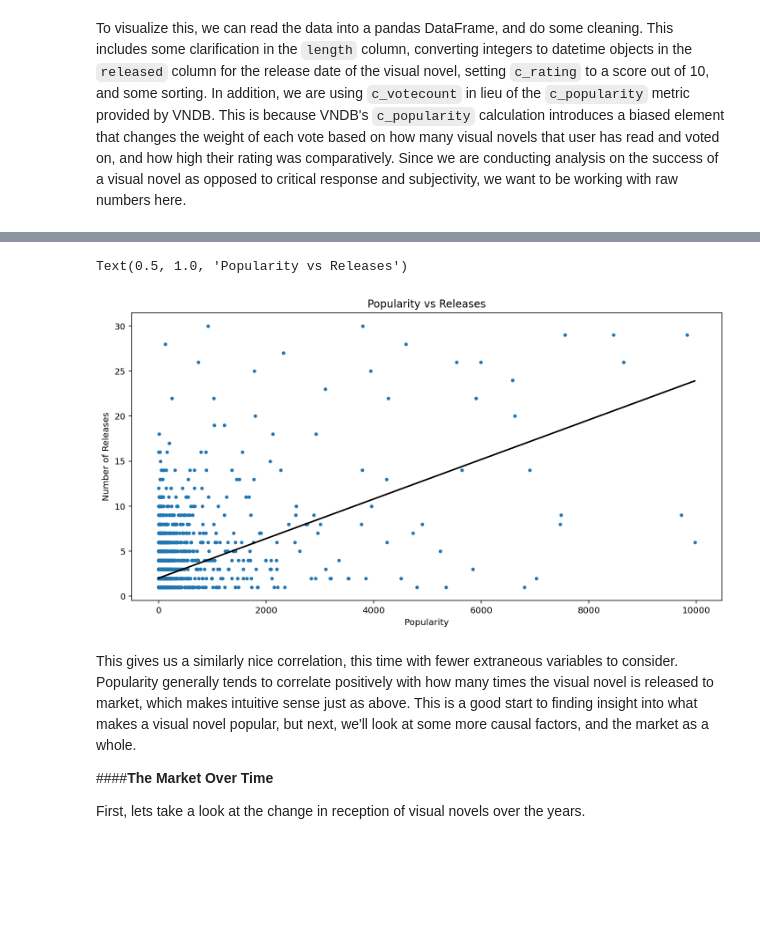
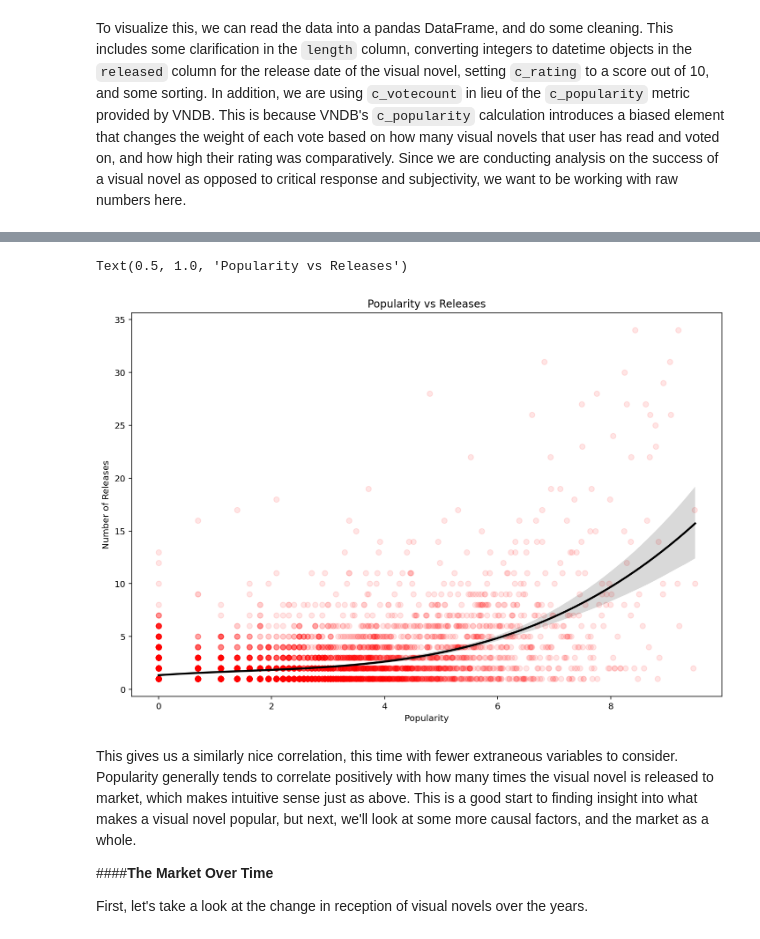
Before and after one commit to abh037/tutorial, a Jupyter notebook: tutorial.ipynb, the cells around one changed output, grey strips where cells are left out. Cells and saved outputs as stored; diff of their text form; code cells hidden in the pictures; blank space fills up the shorter version.

```diff
--- a/tutorial.ipynb
+++ b/tutorial.ipynb
@@ -173,12 +177,17 @@ by_title["numLangs"] = pd.Series(vns.groupby("title").agg(list)["lang"].apply(la
 by_title["c_votecount"] = by_title["c_votecount"].apply(lambda x : x[0])
 by_title = by_title[by_title["c_votecount"] < 10000]
 by_title = by_title[by_title["numLangs"] < 15]
-fig, ax = plt.subplots(figsize=(12, 6))
-x = by_title["c_votecount"].to_numpy().reshape(-1, 1)
+fig, ax = plt.subplots(figsize=(12, 8))
+x = by_title["c_votecount"].apply(lambda x: math.log(x) if x > 0 else x).to_numpy().reshape(-1, 1)
 y = by_title["numLangs"].to_numpy().reshape(-1, 1)
 model = LinearRegression().fit(x, y)
-plt.plot(x, model.predict(x), color = 'k')
-plt.scatter(x = by_title["c_votecount"], y = by_title["numLangs"], marker = ".")
+fig = sns.regplot(
+    x = by_title["c_votecount"].apply(lambda x: math.log(x) if x > 0 else x),
+    y = by_title["numLangs"].to_numpy().reshape(-1, 1),
+    scatter_kws={"color": "red", "alpha" : .1},
+    line_kws={"color": "black"},
+    order = 3,
+    truncate = True)
 ax.set_xlabel("Popularity")
 ax.set_ylabel("Number of Languages")
 ax.set_title("Popularity vs Languages")
@@ -193,14 +202,19 @@ by_title["numLangs"] = pd.Series(by_title["lang"].apply(lambda x : len(Counter(x
 by_title["c_votecount"] = by_title["c_votecount"].apply(lambda x : x[0])
 by_title = by_title[by_title["c_votecount"] < 10000]
 by_title = by_title[by_title["numLangs"] < 15]
-fig, ax = plt.subplots(figsize=(12, 6))
-x = by_title["c_votecount"].to_numpy().reshape(-1, 1)
-y = by_title["numLangs"].to_numpy().reshape(-1, 1)
-model = LinearRegression().fit(x, y)
-plt.plot(x, model.predict(x), color = 'k')
-plt.scatter(x = by_title["c_votecount"], y = by_title["numLangs"], marker = ".")
+fig, ax = plt.subplots(figsize=(12, 8))
+fig = sns.regplot(
+    x = by_title["c_votecount"].apply(lambda x: math.log(x) if x > 0 else x),
+    y = by_title["numLangs"].to_numpy().reshape(-1, 1),
+    scatter_kws={"color": "red", "alpha" : .1},
+    line_kws={"color": "black"},
+    order = 3,
+    truncate = True)
 ax.set_xlabel("Popularity")
 ax.set_ylabel("Number of Languages")
 ax.set_title("Popularity vs Languages")
+ax.set_xlabel("Popularity")
+ax.set_ylabel("Number of Languages")
+ax.set_title("Popularity vs Languages")
 # %% [output]
 Text(0.5, 1.0, 'Popularity vs Languages')
@@ -210,27 +224,28 @@ As we can see, the correlation is still there, but is less prominent. The state
 # %%
 by_title = vns.groupby("title").agg(list)
 by_title["numReleases"] = pd.Series(vns.groupby("title").agg(list)["released"].apply(lambda x : len(Counter(x).keys())))
 by_title["c_votecount"] = by_title["c_votecount"].apply(lambda x : x[0])
-by_title = by_title[by_title["c_votecount"] < 10000]
 by_title = by_title[by_title["numReleases"] < 35]
-fig, ax = plt.subplots(figsize=(12, 6))
-x = by_title["c_votecount"].to_numpy().reshape(-1, 1)
-y = by_title["numReleases"].to_numpy().reshape(-1, 1)
-model = LinearRegression().fit(x, y)
-plt.plot(x, model.predict(x), color = 'k')
-plt.scatter(x = by_title["c_votecount"], y = by_title["numReleases"], marker = ".")
+fig, ax = plt.subplots(figsize=(12, 8))
+fig = sns.regplot(
+    x = by_title["c_votecount"].apply(lambda x: math.log(x) if x > 0 else 0),
+    y = by_title["numReleases"].to_numpy().reshape(-1, 1),
+    scatter_kws={"color": "red", "alpha" : .1},
+    line_kws={"color": "black"},
+    order = 3,
+    truncate = True)
 ax.set_xlabel("Popularity")
 ax.set_ylabel("Number of Releases")
 ax.set_title("Popularity vs Releases")
 # %% [output]
 Text(0.5, 1.0, 'Popularity vs Releases')
-[figure, old version]
+[figure, new version]
 # %% [markdown]
 This gives us a similarly nice correlation, this time with fewer extraneous variables to consider. Popularity generally tends to correlate positively with how many times the visual novel is released to market, which makes intuitive sense just as above. This is a good start to finding insight into what makes a visual novel popular, but next, we'll look at some more causal factors, and the market as a whole.
 
 ####**The Market Over Time**
 
-First, lets take a look at the change in reception of visual novels over the years.
+First, let's take a look at the change in reception of visual novels over the years.
 # %%
 by_title = vns.dropna()
 by_title = by_title[by_title["c_votecount"] < 10000]
```
Also changed, not shown: parts of 33 cells of this notebook.
